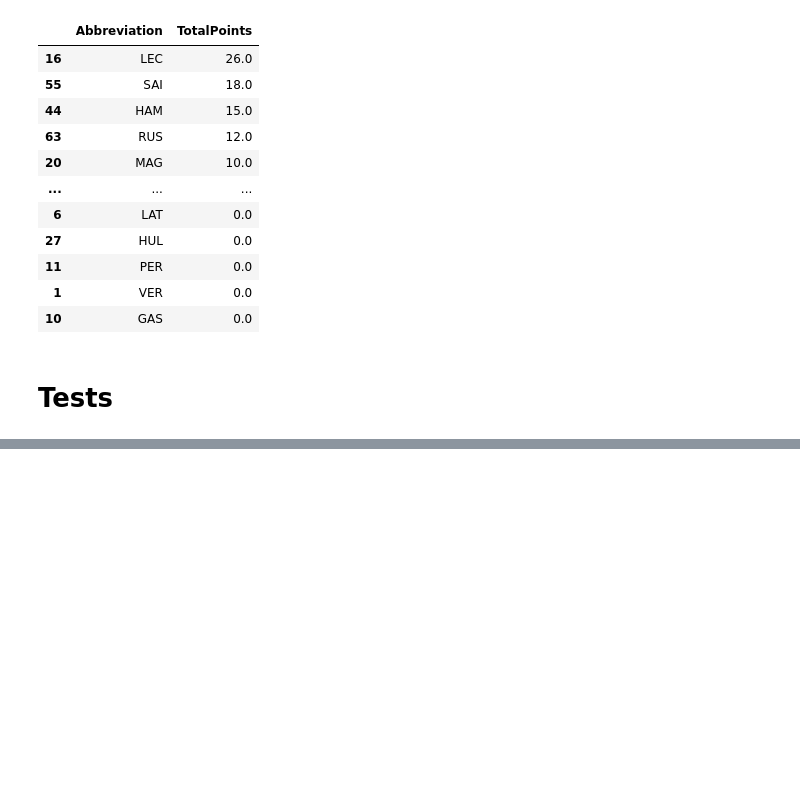
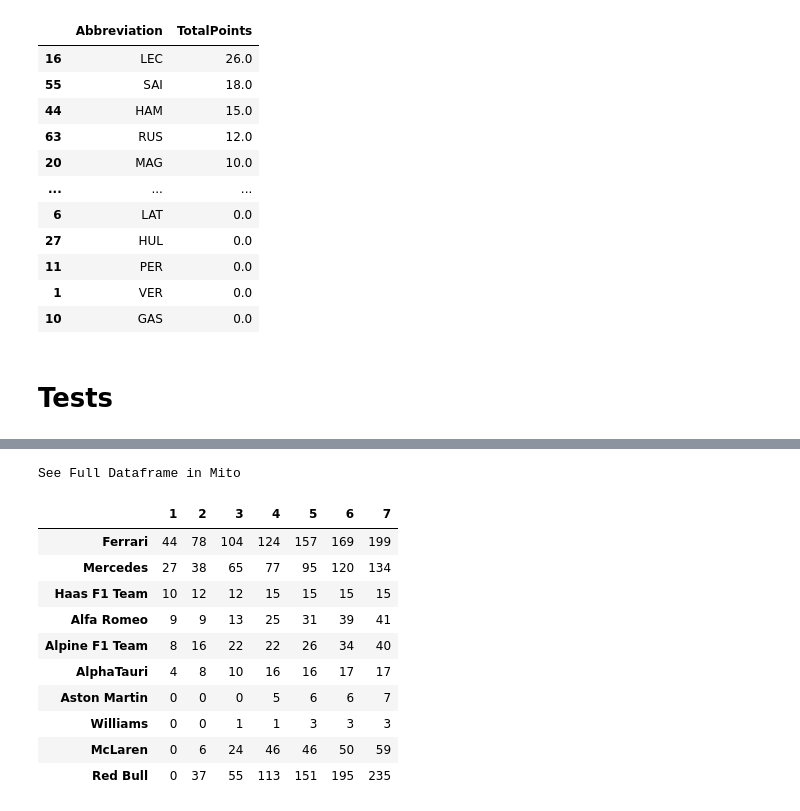
Before and after one commit to GuillaumeArp/Jedha_F1_Project, a Jupyter notebook: Guillaume/test_guillaume.ipynb, the cells around one changed output, grey strips where cells are left out. Cells and saved outputs as stored; diff of their text form; code cells hidden in the pictures; blank space fills up the shorter version.

```diff
--- a/Guillaume/test_guillaume.ipynb
+++ b/Guillaume/test_guillaume.ipynb
@@ -514,20 +491,20 @@ See Full Dataframe in Mito
 # %%
-def update_driver_standings(rounds):
+def update_constructor_standings(rounds):
     standings_dict = {}
     for i in range(1, rounds+1):
         try:
-            r = ergast_retrieve(f'current/{i}/driverStandings')
-            standings = r['StandingsTable']['StandingsLists'][0]['DriverStandings']
+            r = ergast_retrieve(f'current/{i}/constructorStandings')
+            standings = r['StandingsTable']['StandingsLists'][0]['ConstructorStandings']
             for i in standings:
-                if i['Driver']['code'] not in standings_dict:
-                    standings_dict[i['Driver']['code']] = [i['points']]
+                if i['Constructor']['name'] not in standings_dict:
+                    standings_dict[i['Constructor']['name']] = [i['points']]
                 else:
-                    standings_dict[i['Driver']['code']].append(i['points'])
+                    standings_dict[i['Constructor']['name']].append(i['points'])
         except IndexError:
             break
 
     return standings_dict
 
-
-update_driver_standings(22)
+constructor_standings = update_constructor_standings(22)
+constructor_standings
 # %% [output]
@@ -550,0 +539,17 @@ update_driver_standings(22)
+# %%
+df_constructors = pd.DataFrame.from_dict(constructor_standings, orient='index')
+df_constructors.columns = df_constructors.columns + 1
+df_constructors
+# %% [output]
+See Full Dataframe in Mito
+|  | 1 | 2 | 3 | 4 | 5 | 6 | 7 |
+| Ferrari | 44 | 78 | 104 | 124 | 157 | 169 | 199 |
+| Mercedes | 27 | 38 | 65 | 77 | 95 | 120 | 134 |
+| Haas F1 Team | 10 | 12 | 12 | 15 | 15 | 15 | 15 |
+| Alfa Romeo | 9 | 9 | 13 | 25 | 31 | 39 | 41 |
+| Alpine F1 Team | 8 | 16 | 22 | 22 | 26 | 34 | 40 |
+| AlphaTauri | 4 | 8 | 10 | 16 | 16 | 17 | 17 |
+| Aston Martin | 0 | 0 | 0 | 5 | 6 | 6 | 7 |
+| Williams | 0 | 0 | 1 | 1 | 3 | 3 | 3 |
+| McLaren | 0 | 6 | 24 | 46 | 46 | 50 | 59 |
+| Red Bull | 0 | 37 | 55 | 113 | 151 | 195 | 235 |
```
Also changed, not shown: parts of 6 cells of this notebook.
